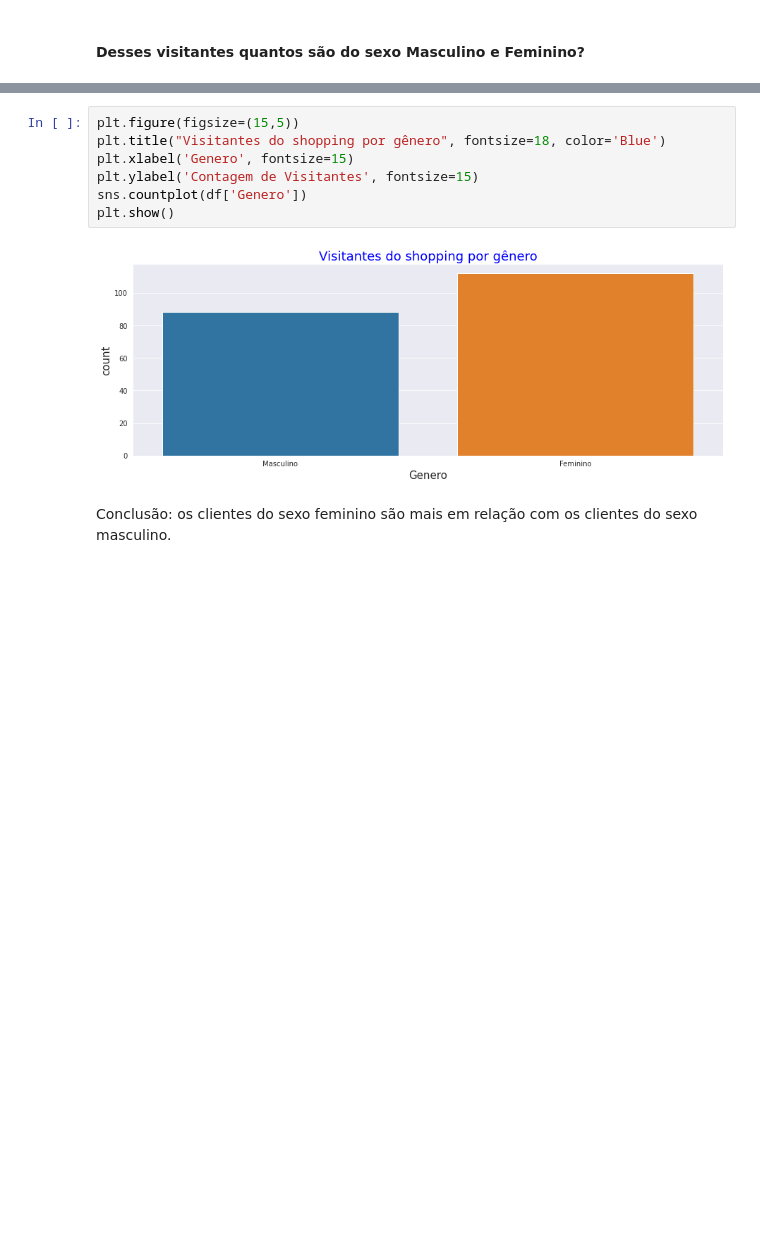
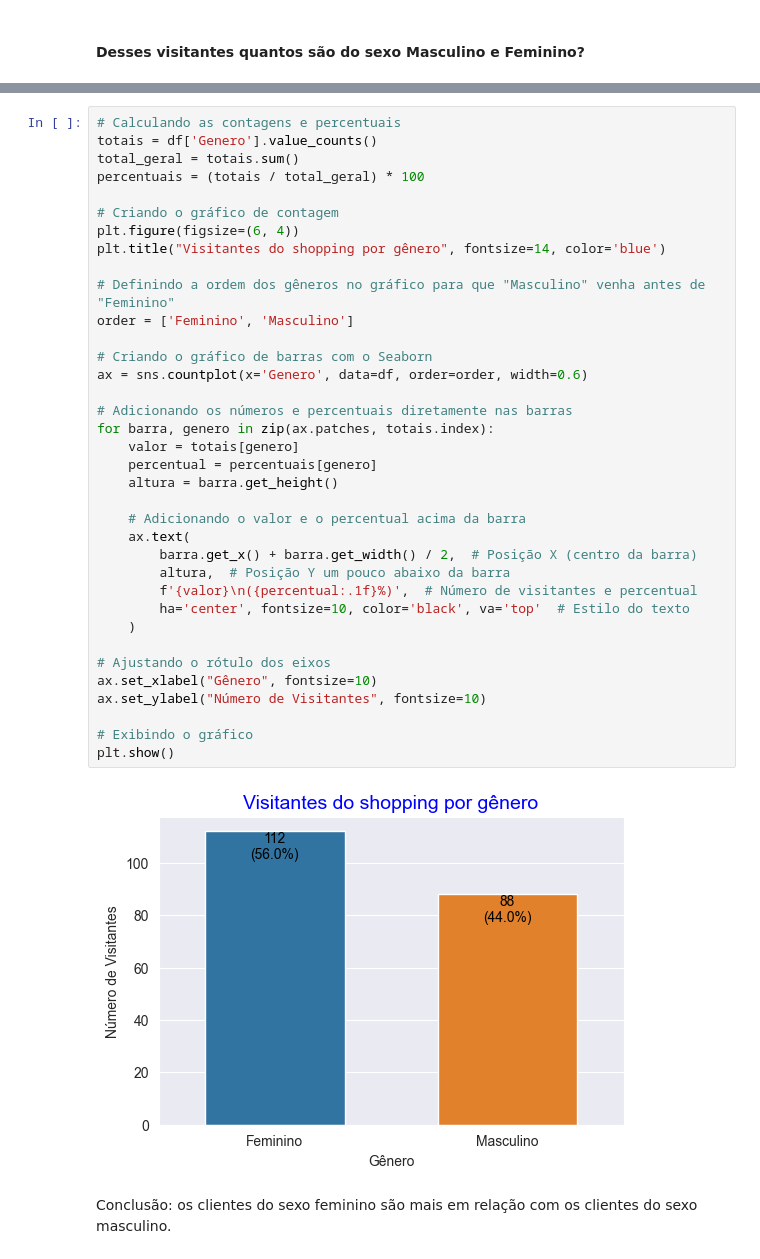
Before and after one commit to rodrigohigashi/portfolio, a Jupyter notebook: Notebook/Análise_de_Visitantes.ipynb, the cells around one changed output, grey strips where cells are left out. Saved outputs shown, nothing was run; the diff lists cells and outputs as text; blank space fills up the shorter version.

Commit message:
Atualizar um código
Atualizar Análise de Visitantes

```diff
--- a/Notebook/Análise_de_Visitantes.ipynb
+++ b/Notebook/Análise_de_Visitantes.ipynb
@@ -132,12 +133,41 @@ Name: Genero, dtype: int64
-# %%
-plt.figure(figsize=(15,5))
-plt.title("Visitantes do shopping por gênero", fontsize=18, color='Blue')
-plt.xlabel('Genero', fontsize=15)
-plt.ylabel('Contagem de Visitantes', fontsize=15)
-sns.countplot(df['Genero'])
-plt.show()
-# %% [output]
-[figure, removed]
+# %%
+# Calculando as contagens e percentuais
+totais = df['Genero'].value_counts()
+total_geral = totais.sum()
+percentuais = (totais / total_geral) * 100
+
+# Criando o gráfico de contagem
+plt.figure(figsize=(6, 4))
+plt.title("Visitantes do shopping por gênero", fontsize=14, color='blue')
+
+# Definindo a ordem dos gêneros no gráfico para que "Masculino" venha antes de "Feminino"
+order = ['Feminino', 'Masculino']
+
+# Criando o gráfico de barras com o Seaborn
+ax = sns.countplot(x='Genero', data=df, order=order, width=0.6)
+
+# Adicionando os números e percentuais diretamente nas barras
+for barra, genero in zip(ax.patches, totais.index):
+    valor = totais[genero]
+    percentual = percentuais[genero]
+    altura = barra.get_height()
+
+    # Adicionando o valor e o percentual acima da barra
+    ax.text(
+        barra.get_x() + barra.get_width() / 2,  # Posição X (centro da barra)
+        altura,  # Posição Y um pouco abaixo da barra
+        f'{valor}\n({percentual:.1f}%)',  # Número de visitantes e percentual
+        ha='center', fontsize=10, color='black', va='top'  # Estilo do texto
+    )
+
+# Ajustando o rótulo dos eixos
+ax.set_xlabel("Gênero", fontsize=10)
+ax.set_ylabel("Número de Visitantes", fontsize=10)
+
+# Exibindo o gráfico
+plt.show()
+# %% [output]
+[figure, added]
 # %% [markdown]
 Conclusão: os clientes do sexo feminino são mais em relação com os clientes do sexo masculino.
 # %% [markdown]
```
Also changed, not shown: parts of 18 cells of this notebook.
